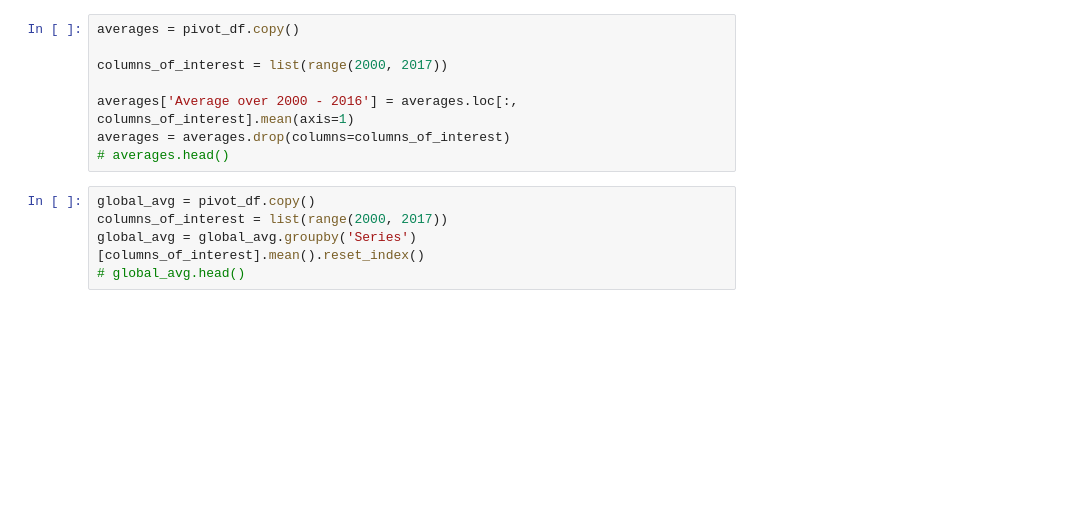
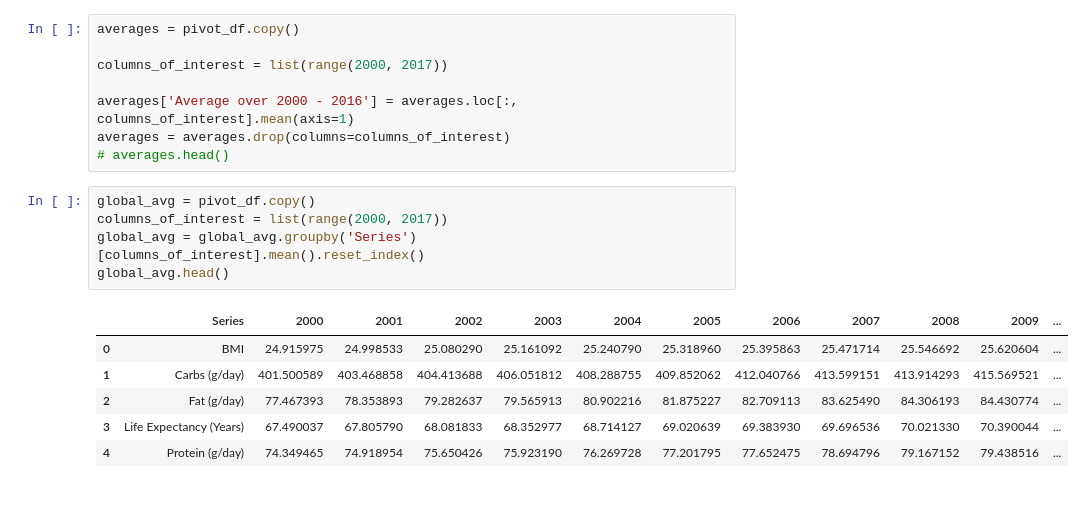
Before and after one commit to COGS108/Group074_WI24, a Jupyter notebook: EDACheckpoint_Group074_WI24.ipynb, the cells around one changed output. Drawn from its saved outputs; the diff is of its cells as text; blank space fills up the shorter version.

```diff
--- a/EDACheckpoint_Group074_WI24.ipynb
+++ b/EDACheckpoint_Group074_WI24.ipynb
@@ -577,8 +577,15 @@ averages = averages.drop(columns=columns_of_interest)
 # %%
 global_avg = pivot_df.copy()
 columns_of_interest = list(range(2000, 2017))
 global_avg = global_avg.groupby('Series')[columns_of_interest].mean().reset_index()
-# global_avg.head()
+global_avg.head()
+# %% [output]
+|  | Series | 2000 | 2001 | 2002 | 2003 | 2004 | 2005 | 2006 | 2007 | 2008 | 2009 | ... |
+| 0 | BMI | 24.915975 | 24.998533 | 25.080290 | 25.161092 | 25.240790 | 25.318960 | 25.395863 | 25.471714 | 25.546692 | 25.620604 | ... |
+| 1 | Carbs (g/day) | 401.500589 | 403.468858 | 404.413688 | 406.051812 | 408.288755 | 409.852062 | 412.040766 | 413.599151 | 413.914293 | 415.569521 | ... |
+| 2 | Fat (g/day) | 77.467393 | 78.353893 | 79.282637 | 79.565913 | 80.902216 | 81.875227 | 82.709113 | 83.625490 | 84.306193 | 84.430774 | ... |
+| 3 | Life Expectancy (Years) | 67.490037 | 67.805790 | 68.081833 | 68.352977 | 68.714127 | 69.020639 | 69.383930 | 69.696536 | 70.021330 | 70.390044 | ... |
+| 4 | Protein (g/day) | 74.349465 | 74.918954 | 75.650426 | 75.923190 | 76.269728 | 77.201795 | 77.652475 | 78.694796 | 79.167152 | 79.438516 | ... |
 # %% [markdown]
 ###
 # %%
```
Also changed, not shown: parts of 5 cells of this notebook.
